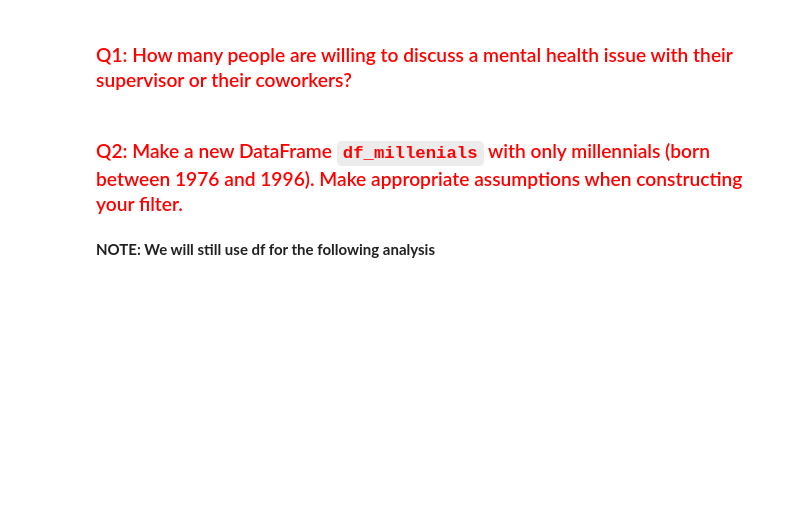
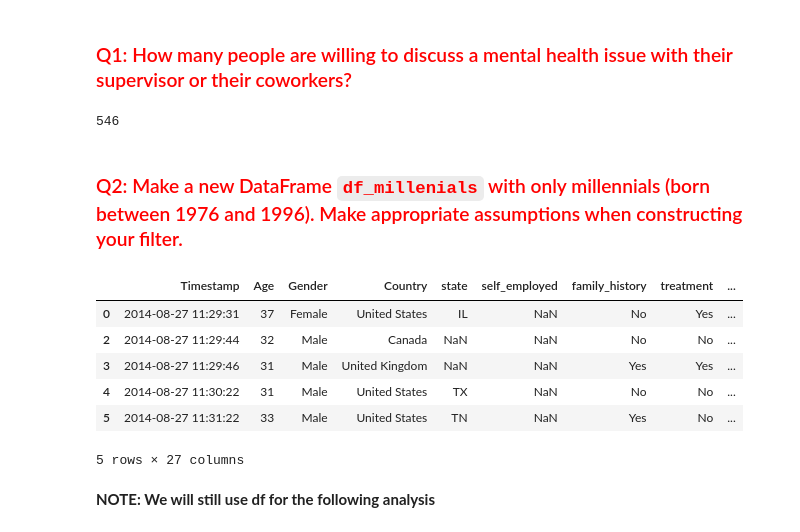
Before and after one commit to umsi-data-science/si618wn2019, a Jupyter notebook: 618_02_Pandas_Intro.ipynb, the cells around one changed output. Cells and saved outputs as stored; diff of their text form; code cells hidden in the pictures; blank space fills up the shorter version.

````diff
--- a/618_02_Pandas_Intro.ipynb
+++ b/618_02_Pandas_Intro.ipynb
@@ -300,2 +591,7 @@ df_filtered.head()
+# %%
+df_filtered = df[(df['coworkers'] == 'Yes') | (df['supervisor'] == 'Yes')]
+len(df_filtered)
+# %% [output]
+546
 # %% [markdown]
 ### <font color="red">Q2: Make a new DataFrame ```df_millenials``` with only millennials (born between 1976 and 1996). Make appropriate assumptions when constructing your filter. </font>
@@ -304,3 +598,14 @@ df_filtered.head()
+# %%
+df_millenials = df[(df['Age'] <= 38) & (df['Age'] >= 18)]
+df_millenials.head()
+# %% [output]
+|  | Timestamp | Age | Gender | Country | state | self_employed | family_history | treatment | ... |
+| 0 | 2014-08-27 11:29:31 | 37 | Female | United States | IL | NaN | No | Yes | ... |
+| 2 | 2014-08-27 11:29:44 | 32 | Male | Canada | NaN | NaN | No | No | ... |
+| 3 | 2014-08-27 11:29:46 | 31 | Male | United Kingdom | NaN | NaN | Yes | Yes | ... |
+| 4 | 2014-08-27 11:30:22 | 31 | Male | United States | TX | NaN | No | No | ... |
+| 5 | 2014-08-27 11:31:22 | 33 | Male | United States | TN | NaN | Yes | No | ... |
+5 rows × 27 columns
 # %% [markdown]
 **NOTE: We will still use df for the following analysis**
 # %% [markdown]
````
Also changed, not shown: parts of 83 cells of this notebook, 1 other file.
